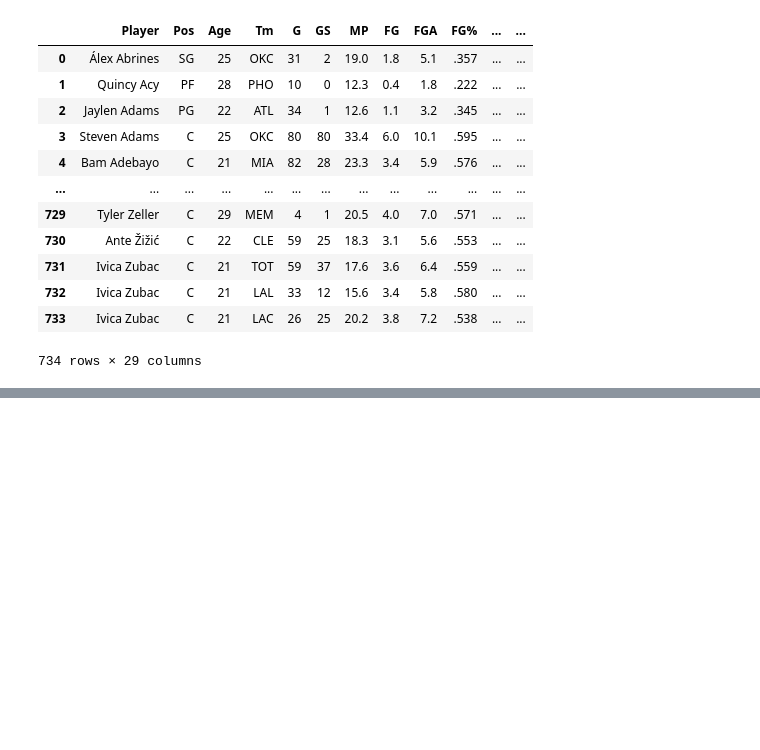
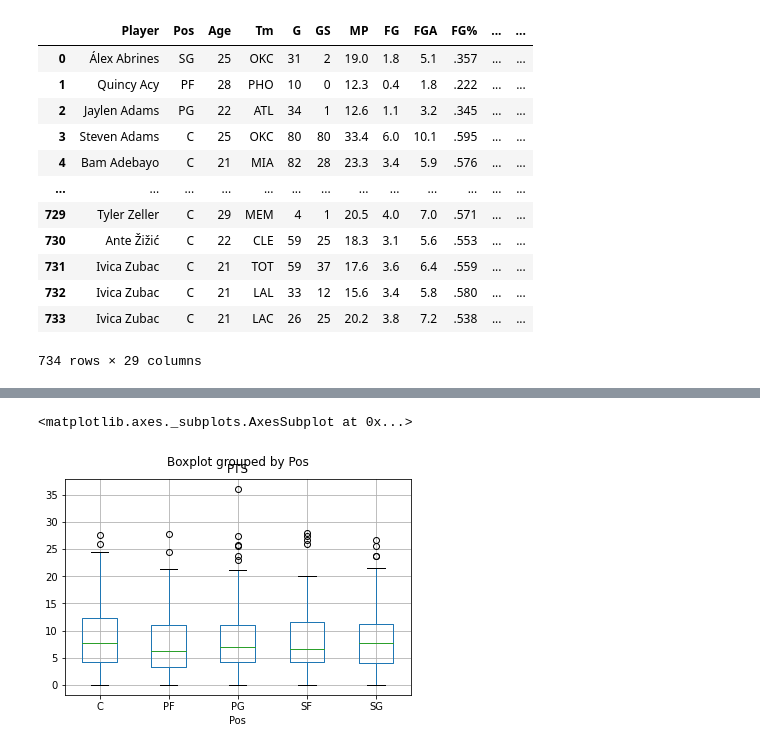
Before and after one commit to contourdesign/NBA_WebScraping, a Jupyter notebook: nba_scraping_BS4.ipynb, the cells around one changed output, grey strips where cells are left out. Cells and saved outputs as stored; diff of their text form; code cells hidden in the pictures; blank space fills up the shorter version.

```diff
--- a/nba_scraping_BS4.ipynb
+++ b/nba_scraping_BS4.ipynb
@@ -71,0 +245,6 @@ stats
+# %%
+# Pandas boxplot
+PTS.boxplot(column='PTS', by='Pos')
+# %% [output]
+<matplotlib.axes._subplots.AxesSubplot at 0x...>
+[figure, added]
```
Also changed, not shown: parts of 27 cells of this notebook, 2 other files.
